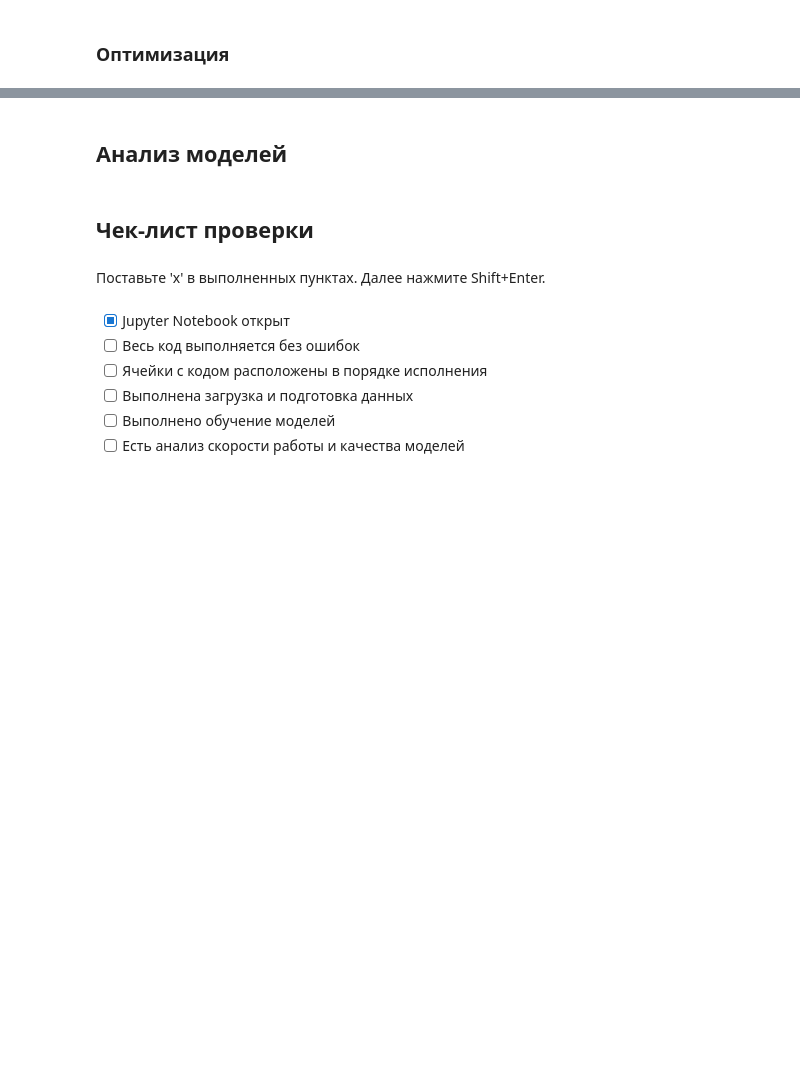
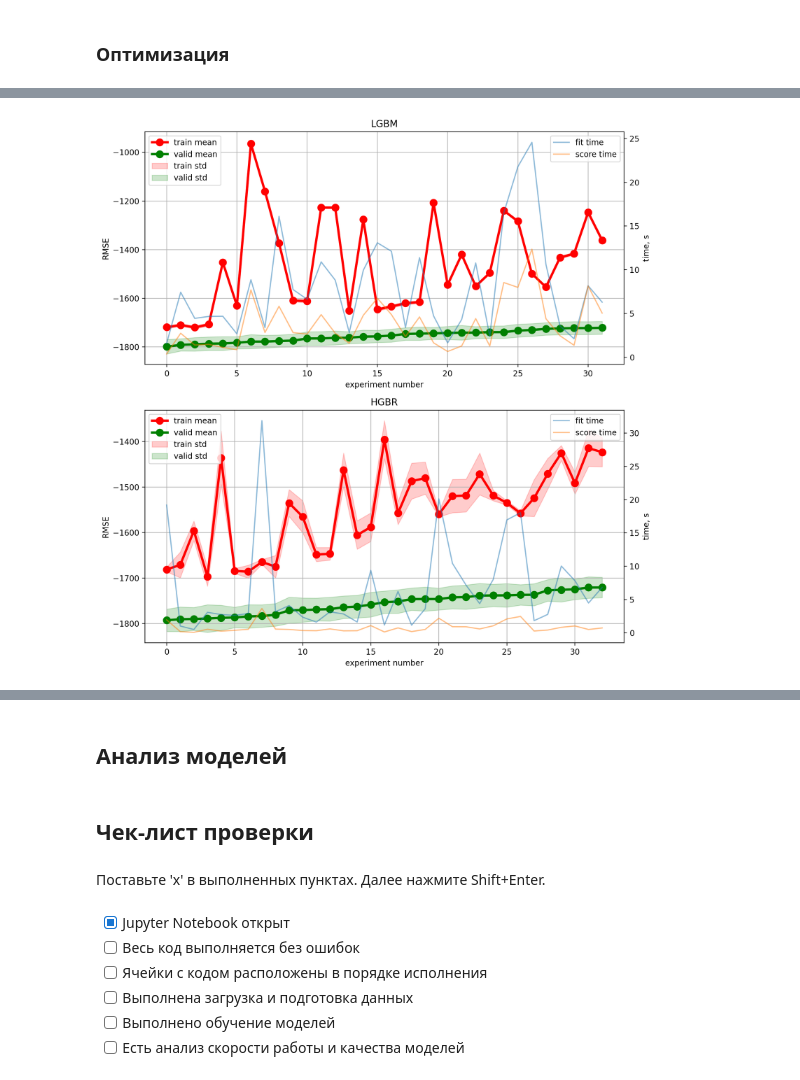
Before and after one commit to dimdasci/yp13-gradient-boosting, a Jupyter notebook: notebooks/yp13-gradient-boosting.ipynb, the cells around one changed output, grey strips where cells are left out. Cells and saved outputs as stored; diff of their text form; code cells hidden in the pictures; blank space fills up the shorter version.

```diff
--- a/notebooks/yp13-gradient-boosting.ipynb
+++ b/notebooks/yp13-gradient-boosting.ipynb
@@ -1483,0 +1635,7 @@ plt.show()
+# %%
+%%time
+if path.isfile('data/hgbr_search_results.pkl'):
+    hgbr_search_results = load_object('data/hgbr_search_results.pkl')
+else:
+    hgbr_search_results = hgbr_search_estimator.fit(X_sample, y_sample)
+    save_object('data/hgbr_search_results.pkl', lgbm_search_results)
@@ -1483,0 +1645,11 @@ plt.show()
+# %%
+results_columns = [
+    'mean_fit_time', 'std_fit_time', 'mean_score_time', 'std_score_time',
+    'mean_test_score', 'std_test_score', 'mean_train_score', 'std_train_score',
+    'params', 'rank_test_score'
+]
+# %%
+lgbm_results = pd.DataFrame(
+    lgbm_search_results.cv_results_)[results_columns].query(
+        'mean_test_score > -1800').sort_values(by="mean_test_score")
+lgbm_results.head()
@@ -1483,0 +1663,5 @@ plt.show()
+# %%
+hgbr_results = pd.DataFrame(
+    hgbr_search_results.cv_results_)[results_columns].query(
+        'mean_test_score > -1800').sort_values(by="mean_test_score")
+hgbr_results.head()
@@ -1483,0 +1717,8 @@ plt.show()
+# %%
+fig, axes = plt.subplots(2, 1, figsize=(10, 10))
+plot_searh_curve(lgbm_results, ax=axes[0], model_name='LGBM')
+plot_searh_curve(hgbr_results, ax=axes[1], model_name='HGBR')
+plt.tight_layout()
+plt.show()
+# %% [output]
+[figure, added]
```
Also changed, not shown: parts of 45 cells of this notebook.
